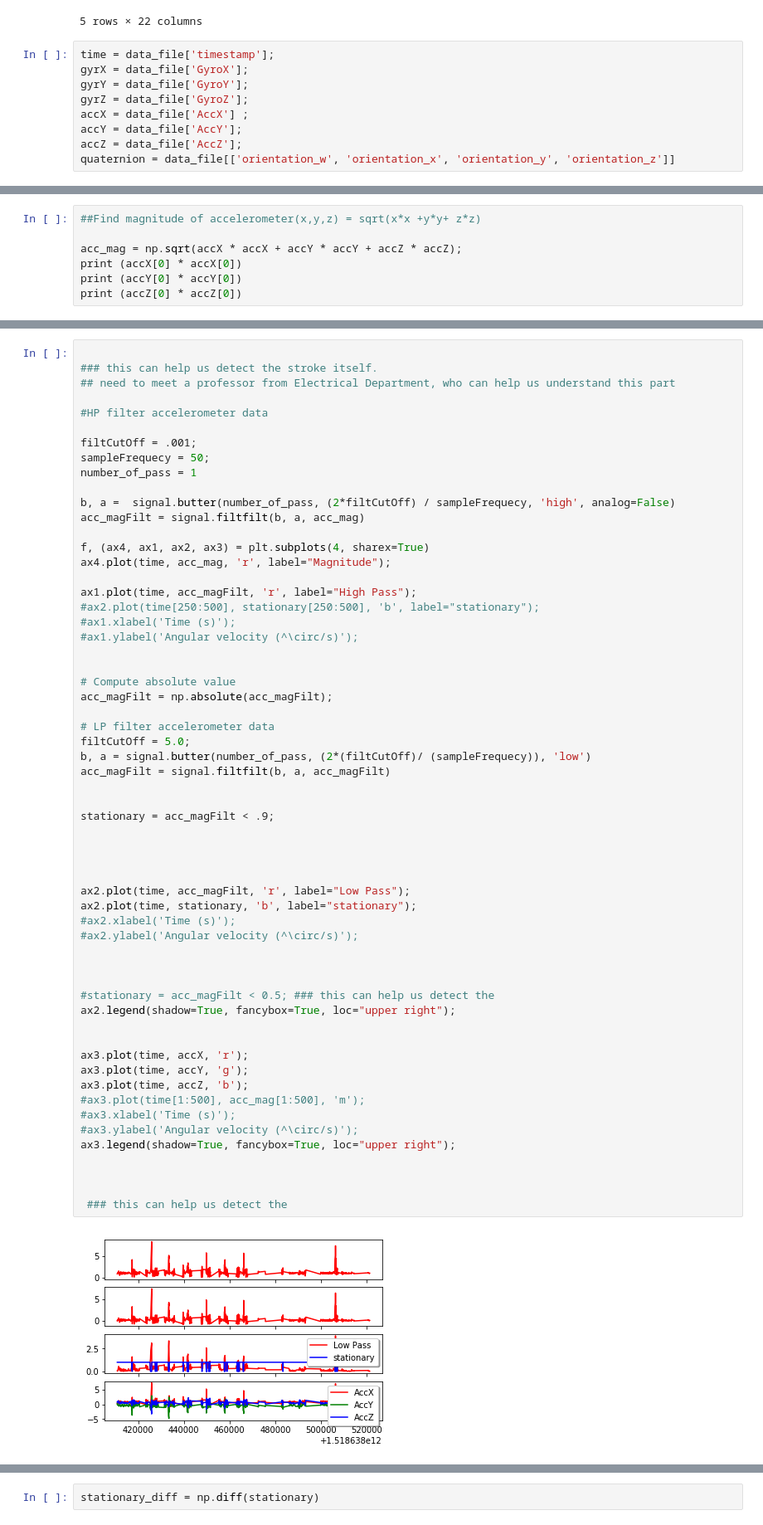
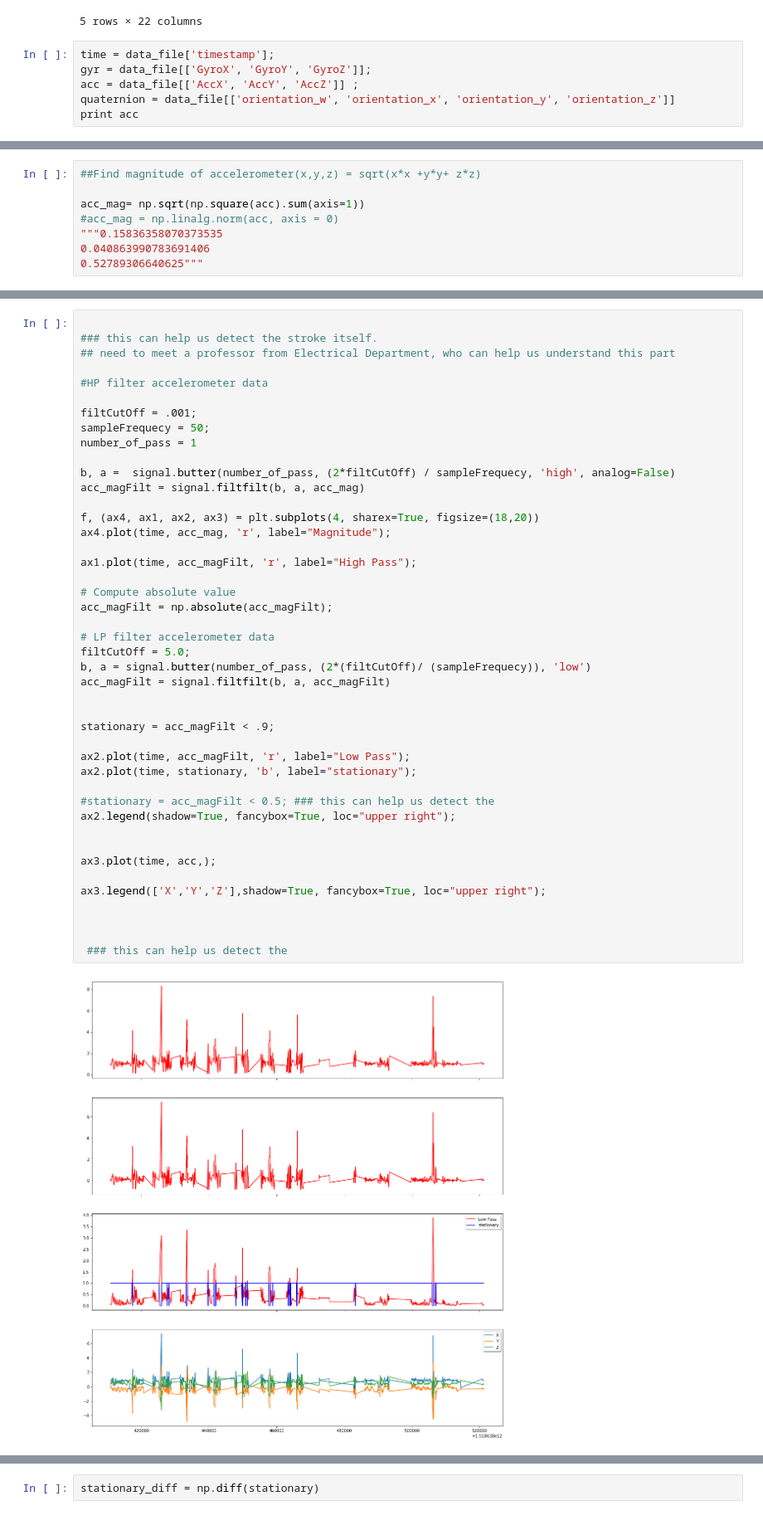
Before and after one commit to shafi-dayatar/SportsAnalytics, a Jupyter notebook: data_analysis/Data_Analysis of IMU data.ipynb, the cells around one changed output, grey strips where cells are left out. Shown at 83% size. Saved outputs shown, nothing was run; the diff lists cells and outputs as text.

```diff
--- a/data_analysis/Data_Analysis of IMU data.ipynb
+++ b/data_analysis/Data_Analysis of IMU data.ipynb
@@ -28,10 +28,7 @@ data_file.head()
 5 rows × 22 columns
 # %%
 time = data_file['timestamp'];
-gyrX = data_file['GyroX'];
-gyrY = data_file['GyroY'];
-gyrZ = data_file['GyroZ'];
-accX = data_file['AccX'] ;
-accY = data_file['AccY'];
-accZ = data_file['AccZ'];
+gyr = data_file[['GyroX', 'GyroY', 'GyroZ']];
+acc = data_file[['AccX', 'AccY', 'AccZ']] ;
 quaternion = data_file[['orientation_w', 'orientation_x', 'orientation_y', 'orientation_z']]
+print acc
@@ -38,8 +53,9 @@ quaternion = data_file[['orientation_w', 'orientation_x', 'orientation_y', 'orie
 # %%
 ##Find magnitude of accelerometer(x,y,z) = sqrt(x*x +y*y+ z*z)
 
-acc_mag = np.sqrt(accX * accX + accY * accY + accZ * accZ);
-print (accX[0] * accX[0])
-print (accY[0] * accY[0])
-print (accZ[0] * accZ[0])
+acc_mag= np.sqrt(np.square(acc).sum(axis=1))
+#acc_mag = np.linalg.norm(acc, axis = 0)
+"""0.15836358070373535
+0.040863990783691406
+0.52789306640625"""
 # %% [output]
@@ -60,51 +90,36 @@ number_of_pass = 1
 b, a =  signal.butter(number_of_pass, (2*filtCutOff) / sampleFrequecy, 'high', analog=False)
 acc_magFilt = signal.filtfilt(b, a, acc_mag)
 
-f, (ax4, ax1, ax2, ax3) = plt.subplots(4, sharex=True)
+f, (ax4, ax1, ax2, ax3) = plt.subplots(4, sharex=True, figsize=(18,20))
 ax4.plot(time, acc_mag, 'r', label="Magnitude");
 
 ax1.plot(time, acc_magFilt, 'r', label="High Pass");
-#ax2.plot(time[250:500], stationary[250:500], 'b', label="stationary");
-#ax1.xlabel('Time (s)');
-#ax1.ylabel('Angular velocity (^\circ/s)');
-
 
 # Compute absolute value
 acc_magFilt = np.absolute(acc_magFilt);
 
 # LP filter accelerometer data
 filtCutOff = 5.0;
 b, a = signal.butter(number_of_pass, (2*(filtCutOff)/ (sampleFrequecy)), 'low')
 acc_magFilt = signal.filtfilt(b, a, acc_magFilt)
 
 
 stationary = acc_magFilt < .9;
 
-
-
-
 ax2.plot(time, acc_magFilt, 'r', label="Low Pass");
 ax2.plot(time, stationary, 'b', label="stationary");
-#ax2.xlabel('Time (s)');
-#ax2.ylabel('Angular velocity (^\circ/s)');
-
-
 
 #stationary = acc_magFilt < 0.5; ### this can help us detect the
 ax2.legend(shadow=True, fancybox=True, loc="upper right");
 
 
-ax3.plot(time, accX, 'r');
-ax3.plot(time, accY, 'g');
-ax3.plot(time, accZ, 'b');
-#ax3.plot(time[1:500], acc_mag[1:500], 'm');
-#ax3.xlabel('Time (s)');
-#ax3.ylabel('Angular velocity (^\circ/s)');
-ax3.legend(shadow=True, fancybox=True, loc="upper right");
+ax3.plot(time, acc,);
+
+ax3.legend(['X','Y','Z'],shadow=True, fancybox=True, loc="upper right");
 
 
 
  ### this can help us detect the
 # %% [output]
-[figure, old version]
+[figure, new version]
 # %%
```
Also changed, not shown: parts of 6 cells of this notebook.
